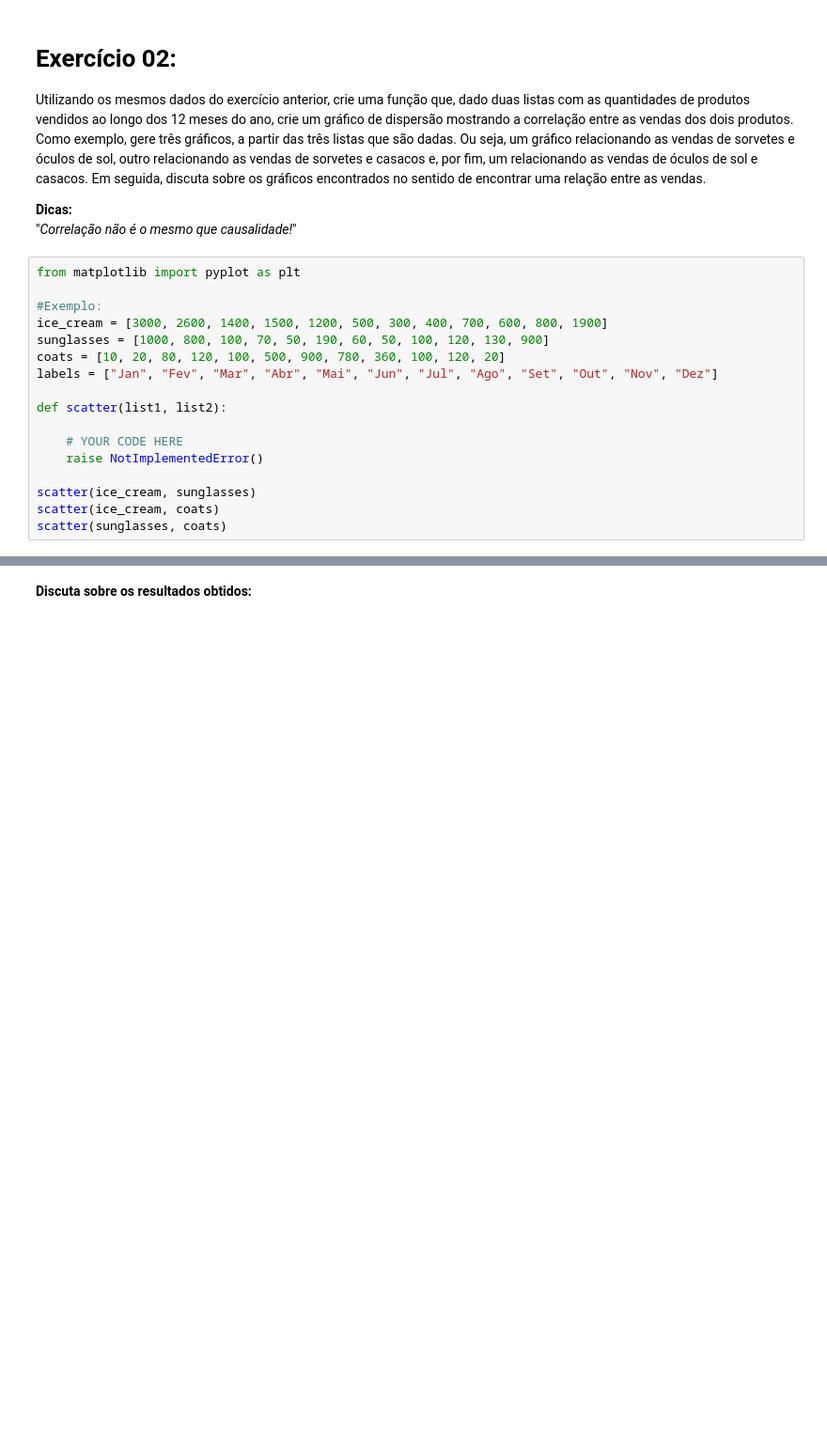
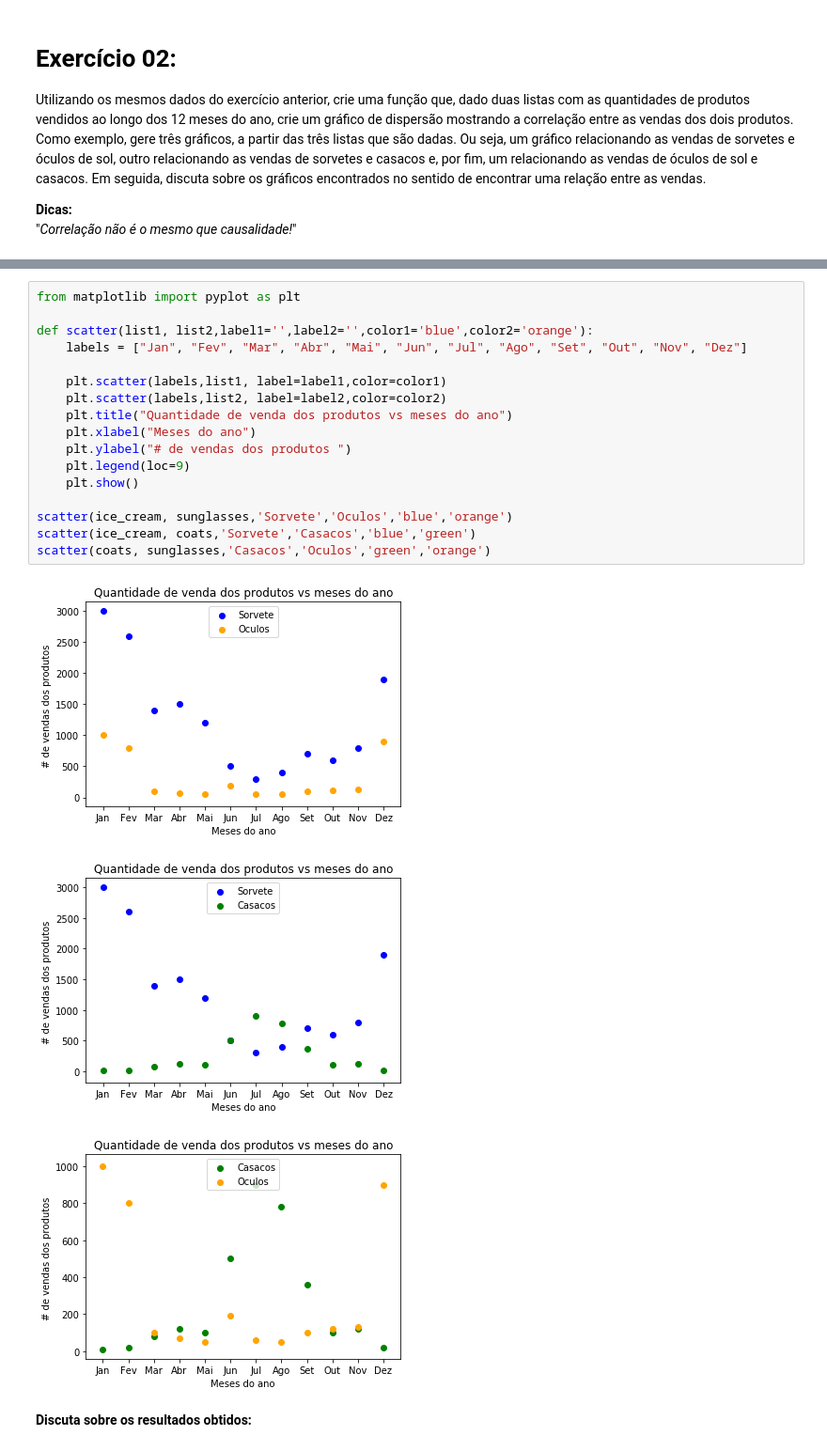
Before and after one commit to giovannand/introduction_data_science, a Jupyter notebook: lista02.ipynb, the cells around one changed output, grey strips where cells are left out. Shown at 94% size. Cells and saved outputs as stored; diff of their text form; blank space fills up the shorter version.

```diff
--- a/lista02.ipynb
+++ b/lista02.ipynb
@@ -27,20 +60,3 @@ Utilizando os mesmos dados do exercício anterior, crie uma função que, dado d
 
 __Dicas:__
 "_Correlação não é o mesmo que causalidade!_"
-# %%
-from matplotlib import pyplot as plt
-
-#Exemplo:
-ice_cream = [3000, 2600, 1400, 1500, 1200, 500, 300, 400, 700, 600, 800, 1900]
-sunglasses = [1000, 800, 100, 70, 50, 190, 60, 50, 100, 120, 130, 900]
-coats = [10, 20, 80, 120, 100, 500, 900, 780, 360, 100, 120, 20]
-labels = ["Jan", "Fev", "Mar", "Abr", "Mai", "Jun", "Jul", "Ago", "Set", "Out", "Nov", "Dez"]
-
-def scatter(list1, list2):
-
-    # YOUR CODE HERE
-    raise NotImplementedError()
-
-scatter(ice_cream, sunglasses)
-scatter(ice_cream, coats)
-scatter(sunglasses, coats)
@@ -47,2 +71,23 @@ scatter(sunglasses, coats)
+# %%
+from matplotlib import pyplot as plt
+
+def scatter(list1, list2,label1='',label2='',color1='blue',color2='orange'):
+    labels = ["Jan", "Fev", "Mar", "Abr", "Mai", "Jun", "Jul", "Ago", "Set", "Out", "Nov", "Dez"]
+
+    plt.scatter(labels,list1, label=label1,color=color1)
+    plt.scatter(labels,list2, label=label2,color=color2)
+    plt.title("Quantidade de venda dos produtos vs meses do ano")
+    plt.xlabel("Meses do ano")
+    plt.ylabel("# de vendas dos produtos ")
+    plt.legend(loc=9)
+    plt.show()
+
+scatter(ice_cream, sunglasses,'Sorvete','Oculos','blue','orange')
+scatter(ice_cream, coats,'Sorvete','Casacos','blue','green')
+scatter(coats, sunglasses,'Casacos','Oculos','green','orange')
+# %% [output]
+[figure, added]
+[figure, added]
+[figure, added]
 # %% [markdown]
 __Discuta sobre os resultados obtidos:__
```
Also changed, not shown: parts of 6 cells of this notebook, 1 other file.
